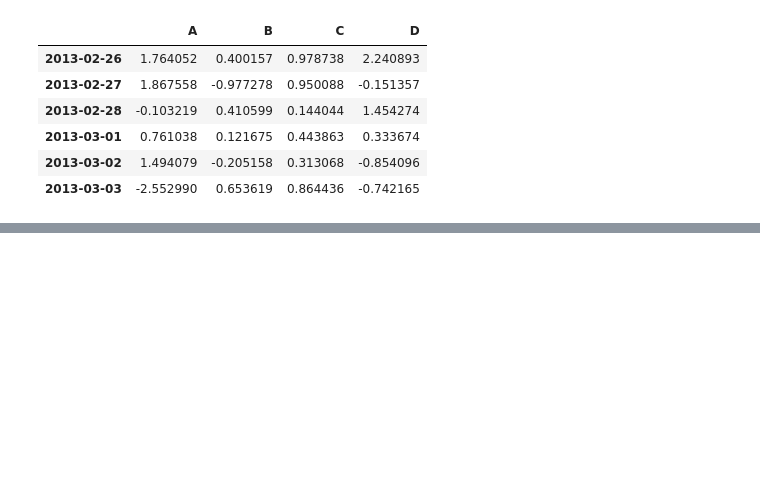
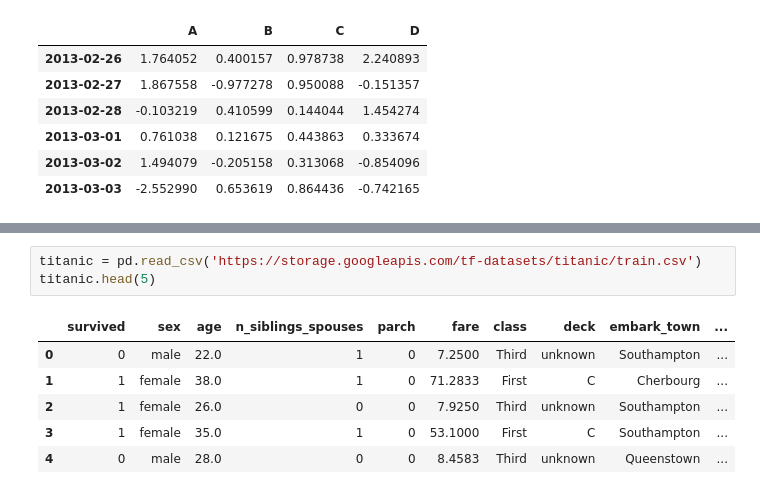
Before and after one commit to beongchang0423/python_basic, a Jupyter notebook: 6.Basic_Pandas.ipynb, the cells around one changed output, grey strips where cells are left out. Saved outputs shown, nothing was run; the diff lists cells and outputs as text; blank space fills up the shorter version.

```diff
--- a/6.Basic_Pandas.ipynb
+++ b/6.Basic_Pandas.ipynb
@@ -394,0 +510,10 @@ pd.DataFrame(value,index = pd.date_range("20130226",periods=6),columns =list('AB
+# %%
+titanic = pd.read_csv('https://storage.googleapis.com/tf-datasets/titanic/train.csv')
+titanic.head(5)
+# %% [output]
+|  | survived | sex | age | n_siblings_spouses | parch | fare | class | deck | embark_town | ... |
+| 0 | 0 | male | 22.0 | 1 | 0 | 7.2500 | Third | unknown | Southampton | ... |
+| 1 | 1 | female | 38.0 | 1 | 0 | 71.2833 | First | C | Cherbourg | ... |
+| 2 | 1 | female | 26.0 | 0 | 0 | 7.9250 | Third | unknown | Southampton | ... |
+| 3 | 1 | female | 35.0 | 1 | 0 | 53.1000 | First | C | Southampton | ... |
+| 4 | 0 | male | 28.0 | 0 | 0 | 8.4583 | Third | unknown | Queenstown | ... |
```
Also changed, not shown: parts of 63 cells of this notebook, 9 other files.
